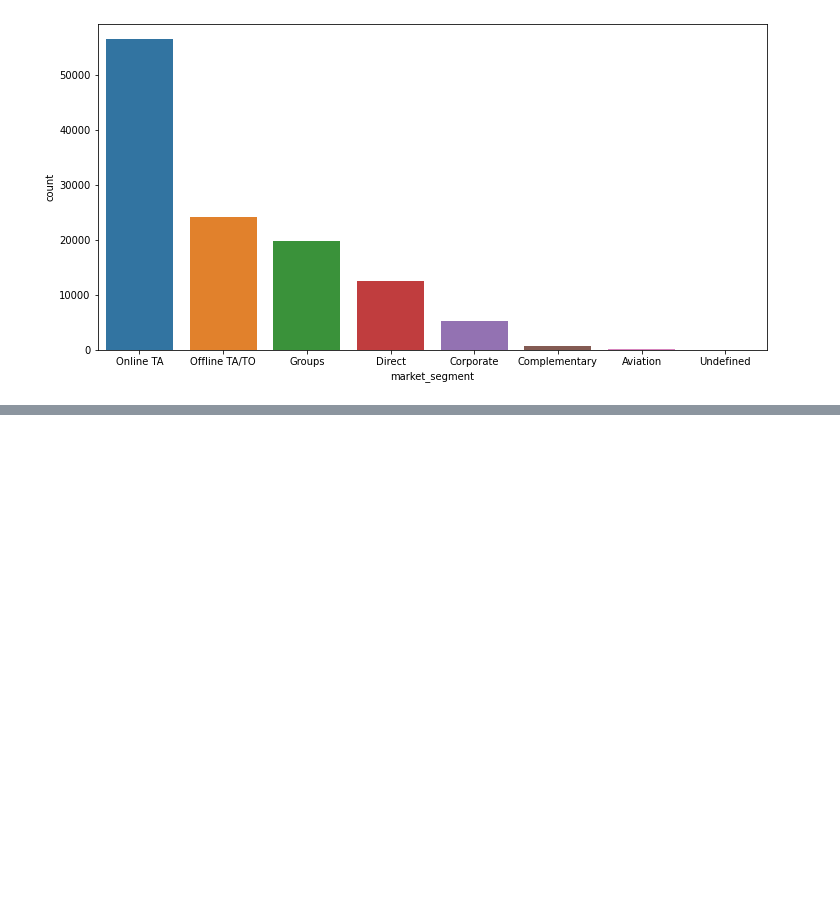
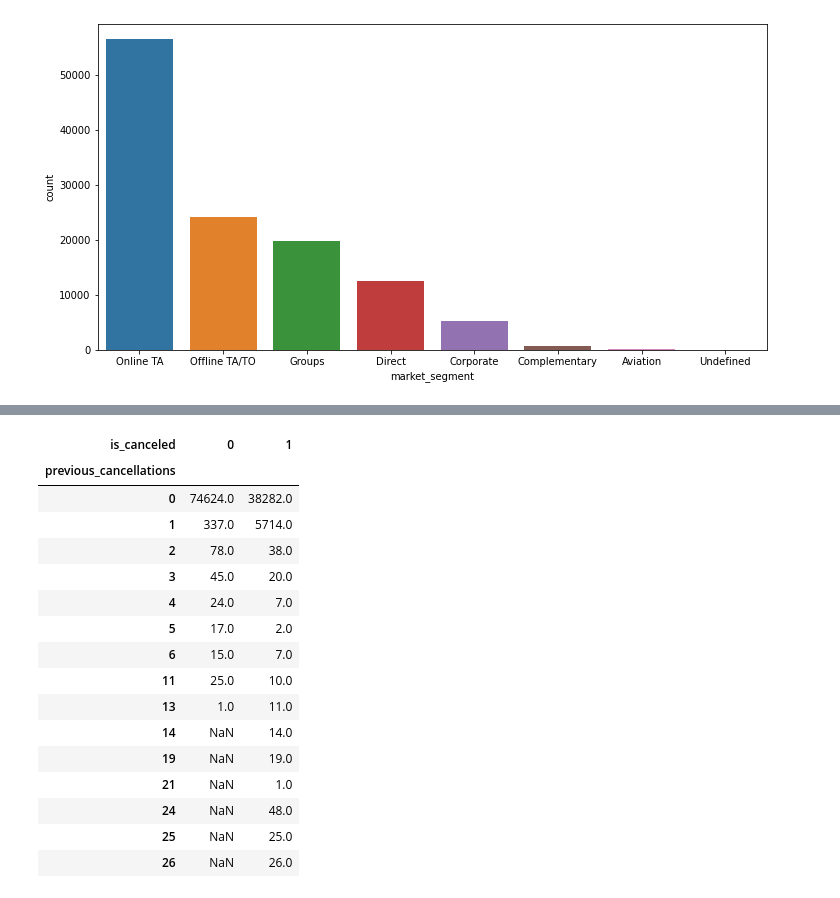
Before and after one commit to manisha-dhanuka/EDA-Project, a Jupyter notebook: Hotel_Booking_Analysis.ipynb, the cells around one changed output, grey strips where cells are left out. Cells and saved outputs as stored; diff of their text form; code cells hidden in the pictures; blank space fills up the shorter version.

```diff
--- a/Hotel_Booking_Analysis.ipynb
+++ b/Hotel_Booking_Analysis.ipynb
@@ -358,0 +427,21 @@ sns.countplot(data = hotel_df, x= 'market_segment',order =hotel_df['market_segme
+# %%
+# previous Cancellations----> Cancellations:
+hotel_df.pivot_table(columns = 'is_canceled',index= 'previous_cancellations',values= 'hotel',aggfunc = 'count')
+# %% [output]
+| is_canceled | 0 | 1 |
+| previous_cancellations |  |  |
+| 0 | 74624.0 | 38282.0 |
+| 1 | 337.0 | 5714.0 |
+| 2 | 78.0 | 38.0 |
+| 3 | 45.0 | 20.0 |
+| 4 | 24.0 | 7.0 |
+| 5 | 17.0 | 2.0 |
+| 6 | 15.0 | 7.0 |
+| 11 | 25.0 | 10.0 |
+| 13 | 1.0 | 11.0 |
+| 14 | NaN | 14.0 |
+| 19 | NaN | 19.0 |
+| 21 | NaN | 1.0 |
+| 24 | NaN | 48.0 |
+| 25 | NaN | 25.0 |
+| 26 | NaN | 26.0 |
```
Also changed, not shown: parts of 17 cells of this notebook.
